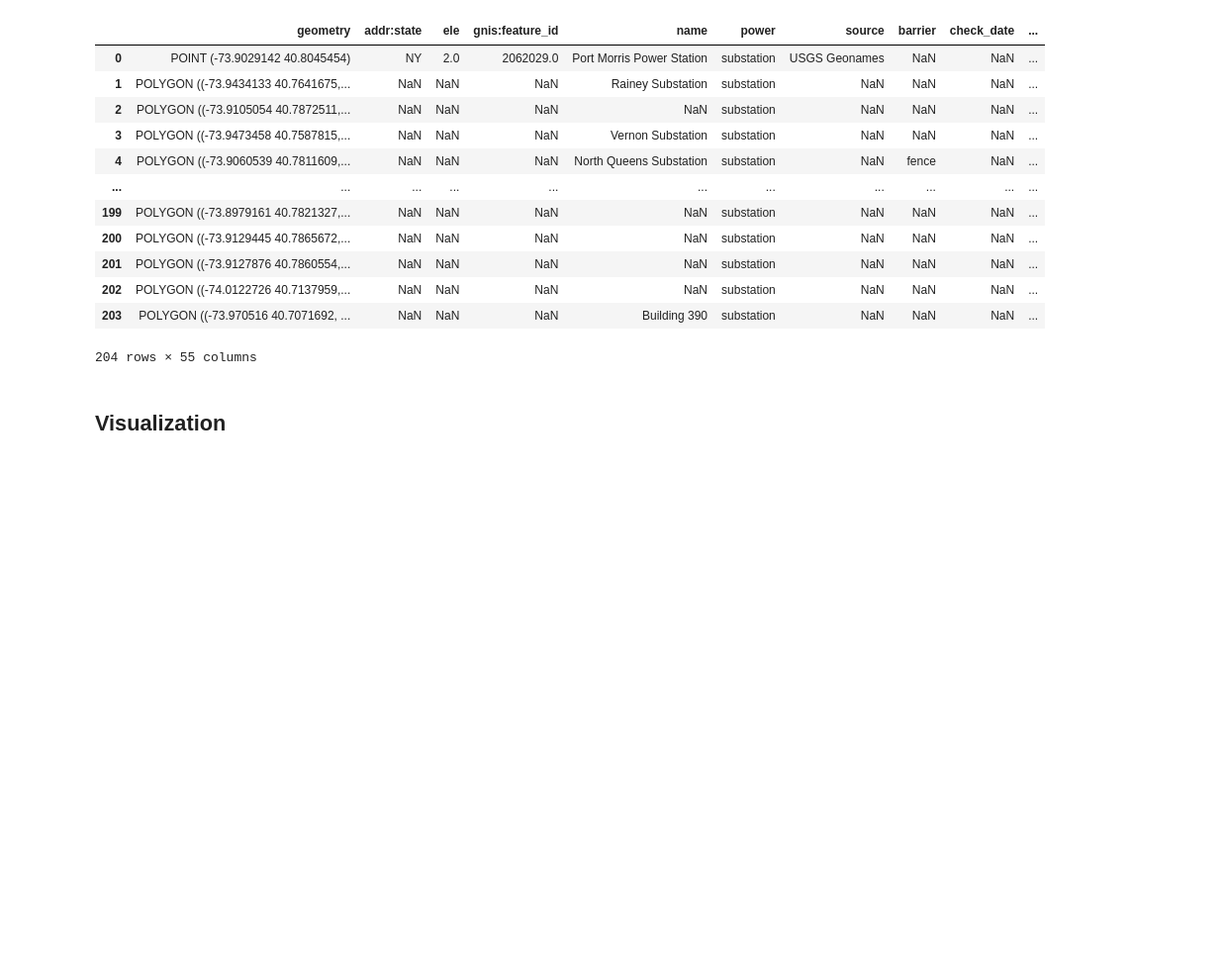
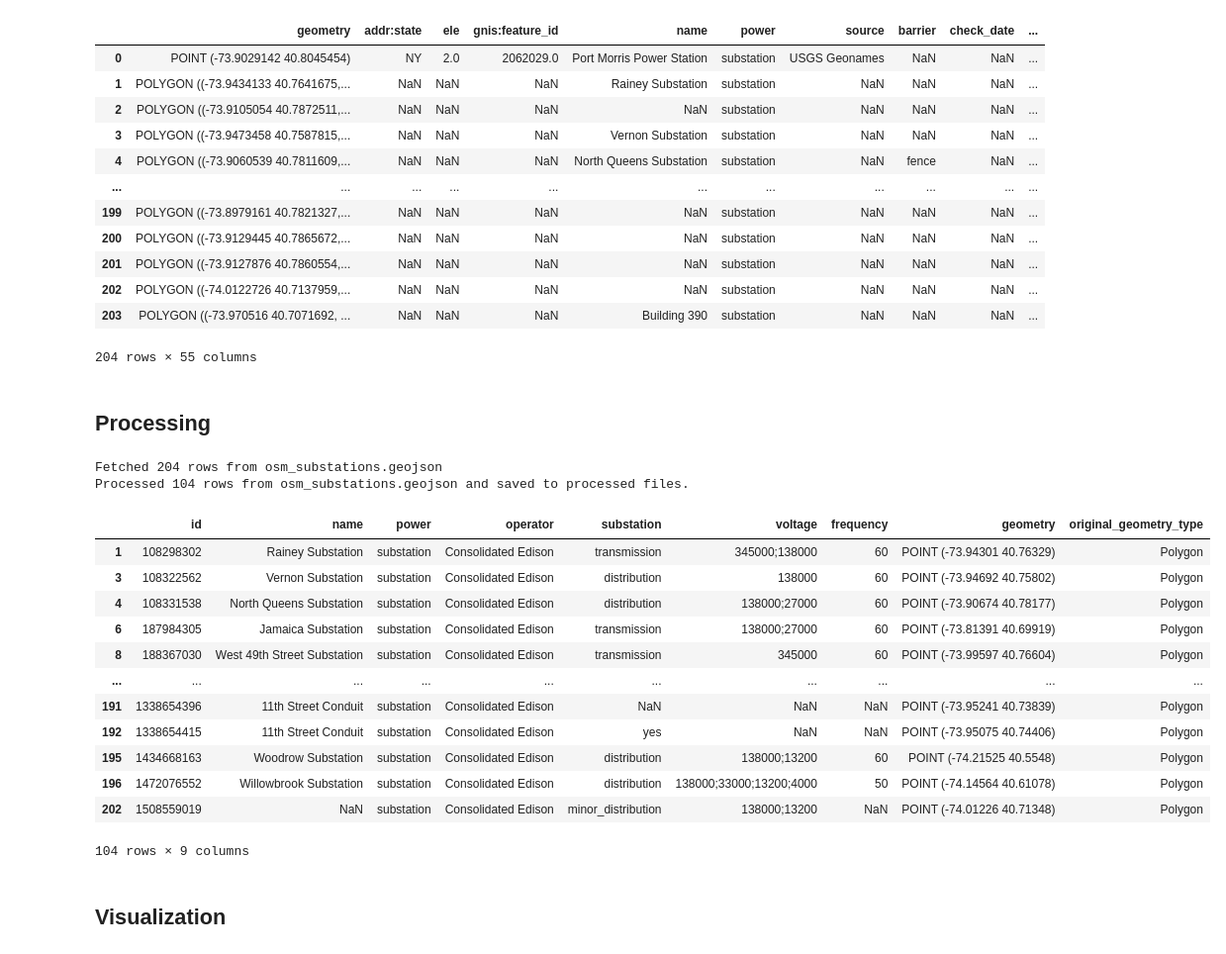
Before and after one commit to HenriKCorrea/agentwin-dataset, a Jupyter notebook: notebooks/substations.ipynb, the cells around one changed output. Shown at 99% size. Saved outputs shown, nothing was run; the diff lists cells and outputs as text; code cells hidden in the pictures; blank space fills up the shorter version.

Commit message:
chore: add substations processing

```diff
--- a/notebooks/substations.ipynb
+++ b/notebooks/substations.ipynb
@@ -194,5 +111,72 @@ Already fetched → /home/henrique/agentwin-dataset/data/raw/osm_substations.csv
 | 202 | POLYGON ((-74.0122726 40.7137959,... | NaN | NaN | NaN | NaN | substation | NaN | NaN | NaN | ... |
 | 203 | POLYGON ((-73.970516 40.7071692, ... | NaN | NaN | NaN | Building 390 | substation | NaN | NaN | NaN | ... |
 204 rows × 55 columns
+# %% [markdown]
+## Processing
+# %%
+gdf = gpd.read_file(GEOJSON_PATH)
+print(f"Fetched {len(gdf)} rows from {GEOJSON_PATH.name}")
+
+# 1. Filter to only include relevant columns
+columns = [
+    "id",
+    "name",
+    "power",
+    "operator",
+    "substation",
+    "voltage",
+    "frequency",
+    "geometry",
+]
+
+gdf = gdf[[column for column in columns if column in gdf.columns]]
+
+# 2. Restrict the baseline to OSM features tagged as ConEdison-operated.
+gdf = gdf.loc[
+    gdf["operator"].eq("Consolidated Edison")
+].copy()
+
+# 3. Require a non-null, unique OSM identifier.
+gdf = gdf.dropna(subset=["id"]).drop_duplicates(subset=["id"])
+
+# 4. Ensure a defined WGS84 geometry suitable for point derivation.
+assert gdf.crs is not None, "GeoDataFrame has no CRS defined."
+gdf = gdf.to_crs(epsg=4326)
+
+geometry_mask = (
+    gdf.geometry.notna()
+    & ~gdf.geometry.is_empty
+    & gdf.geometry.is_valid
+)
+gdf = gdf.loc[geometry_mask].copy()
+
+# 5. Preserve source geometry type and derive representative locations.
+gdf["original_geometry_type"] = gdf.geometry.geom_type
+gdf = gdf.set_geometry(gdf.geometry.representative_point())
+
+# Write to file
+gdf.to_file(ROOT / "data/processed/substations.geojson", driver="GeoJSON")
+gdf.to_csv(ROOT / "data/processed/substations.csv")
+
+
+print(f"Processed {len(gdf)} rows from {GEOJSON_PATH.name} and saved to processed files.")
+
+gdf
+# %% [output]
+Fetched 204 rows from osm_substations.geojson
+Processed 104 rows from osm_substations.geojson and saved to processed files.
+|  | id | name | power | operator | substation | voltage | frequency | geometry | original_geometry_type |
+| 1 | 108298302 | Rainey Substation | substation | Consolidated Edison | transmission | 345000;138000 | 60 | POINT (-73.94301 40.76329) | Polygon |
+| 3 | 108322562 | Vernon Substation | substation | Consolidated Edison | distribution | 138000 | 60 | POINT (-73.94692 40.75802) | Polygon |
+| 4 | 108331538 | North Queens Substation | substation | Consolidated Edison | distribution | 138000;27000 | 60 | POINT (-73.90674 40.78177) | Polygon |
+| 6 | 187984305 | Jamaica Substation | substation | Consolidated Edison | transmission | 138000;27000 | 60 | POINT (-73.81391 40.69919) | Polygon |
+| 8 | 188367030 | West 49th Street Substation | substation | Consolidated Edison | transmission | 345000 | 60 | POINT (-73.99597 40.76604) | Polygon |
+| ... | ... | ... | ... | ... | ... | ... | ... | ... | ... |
+| 191 | 1338654396 | 11th Street Conduit | substation | Consolidated Edison | NaN | NaN | NaN | POINT (-73.95241 40.73839) | Polygon |
+| 192 | 1338654415 | 11th Street Conduit | substation | Consolidated Edison | yes | NaN | NaN | POINT (-73.95075 40.74406) | Polygon |
+| 195 | 1434668163 | Woodrow Substation | substation | Consolidated Edison | distribution | 138000;13200 | 60 | POINT (-74.21525 40.5548) | Polygon |
+| 196 | 1472076552 | Willowbrook Substation | substation | Consolidated Edison | distribution | 138000;33000;13200;4000 | 50 | POINT (-74.14564 40.61078) | Polygon |
+| 202 | 1508559019 | NaN | substation | Consolidated Edison | minor_distribution | 138000;13200 | NaN | POINT (-74.01226 40.71348) | Polygon |
+104 rows × 9 columns
 # %% [markdown]
 ## Visualization
```
Also changed, not shown: parts of 3 cells of this notebook, 5 other files.
